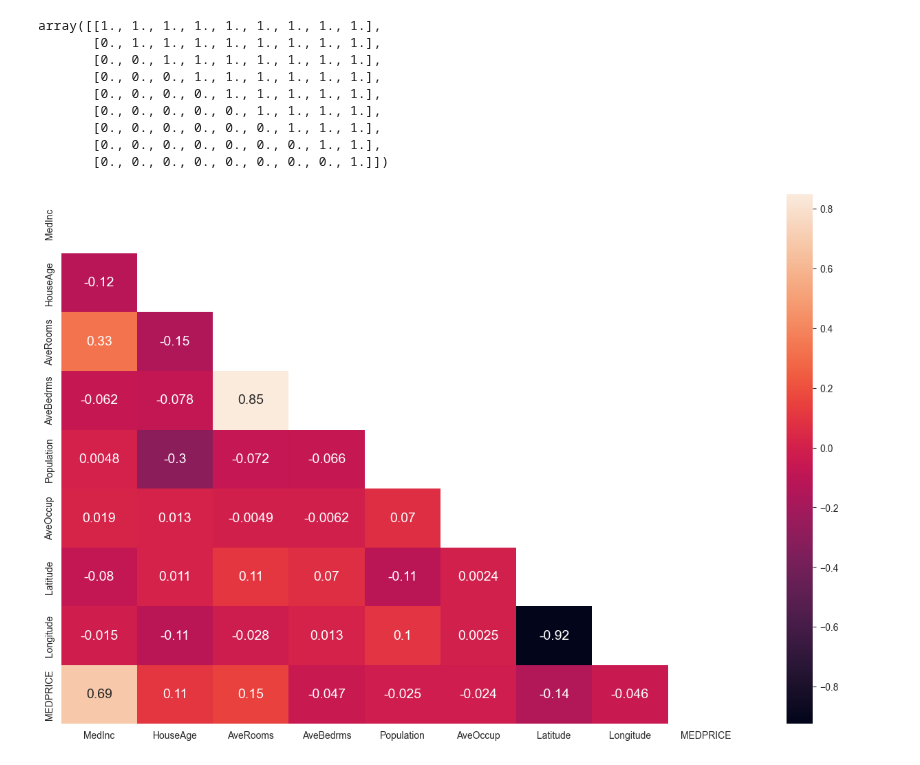
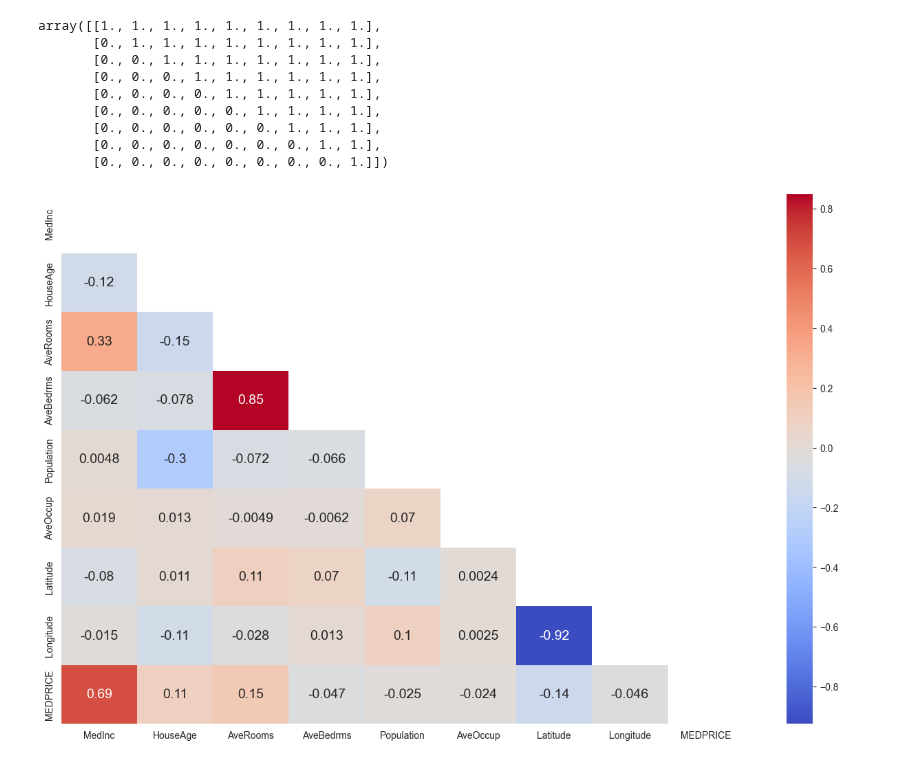
Before and after one commit to srofe/MLBootcamp, a Jupyter notebook: 04-MultivariateLinearRegression/MultivariateRegression-Correlation.ipynb, the cells around one changed output. Cells and saved outputs as stored; diff of their text form; code cells hidden in the pictures.

Commit message:
Change the colour map of the heat map and analyse data
Looking at the data enables us to draw some conclusions, but we must be
careful about interpreting these.

```diff
--- a/04-MultivariateLinearRegression/MultivariateRegression-Correlation.ipynb
+++ b/04-MultivariateLinearRegression/MultivariateRegression-Correlation.ipynb
@@ -62,9 +62,8 @@ array([[1., 1., 1., 1., 1., 1., 1., 1., 1.],
        [0., 0., 0., 0., 0., 0., 0., 0., 1.]])
 # %%
 plt.figure(figsize=(16,10))
-sns.heatmap(data.corr(), mask=mask, annot=True, annot_kws={"size":14})
-plt.xticks(fontsize=10)
+sns.heatmap(data.corr(), mask=mask, annot=True, annot_kws={"size":14}, cmap='coolwarm')
 plt.yticks(fontsize=10)
 plt.show()
 # %% [output]
-[figure, old version]
+[figure, new version]
```
Also changed, not shown: parts of 1 cell of this notebook.
